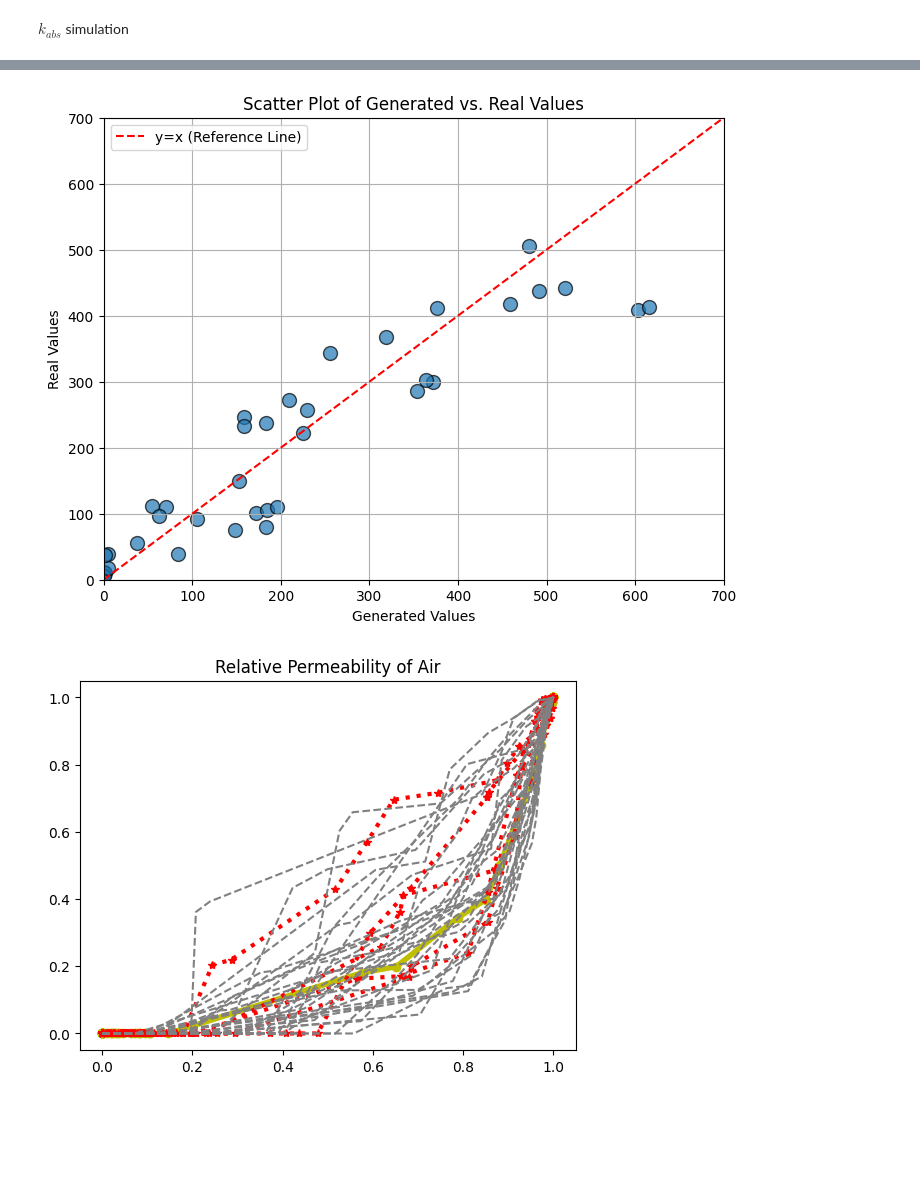
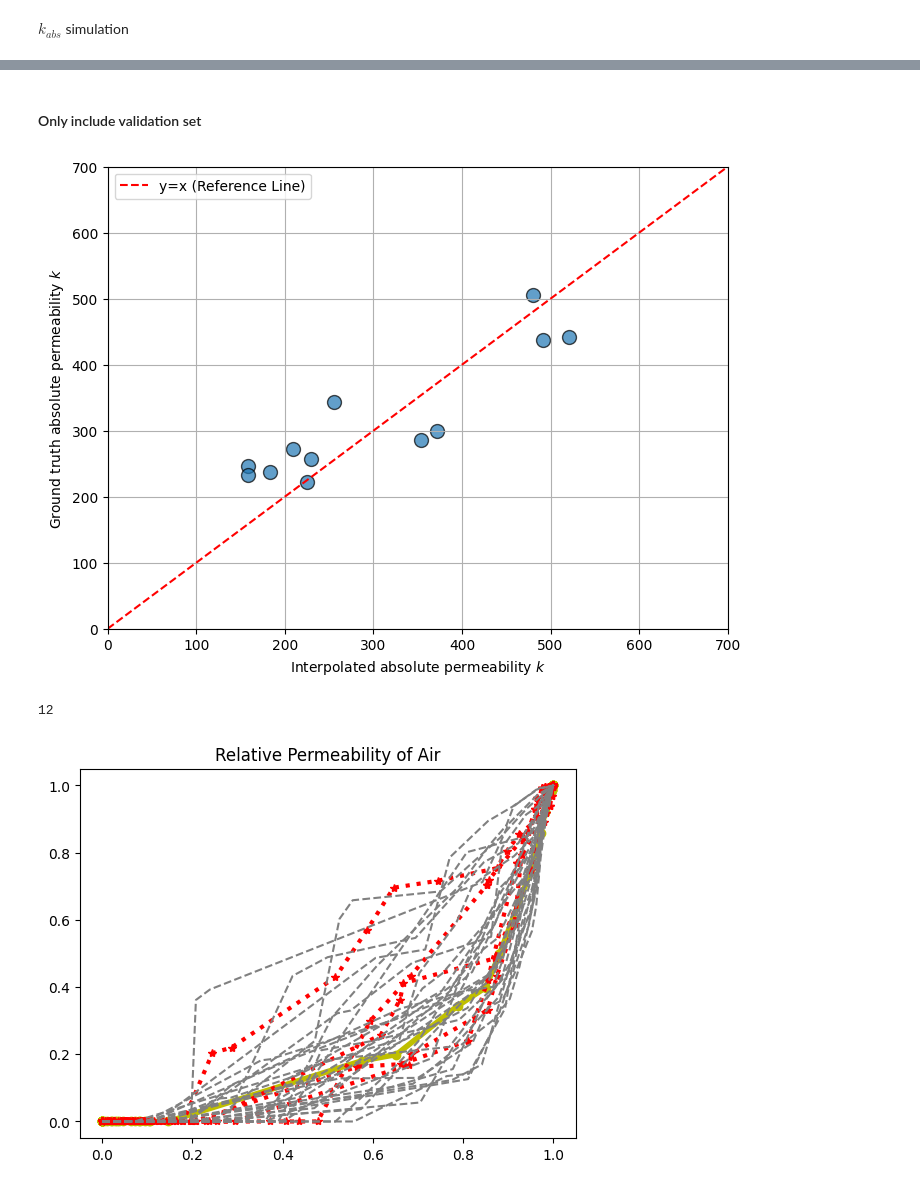
Before and after one commit to ZihanRen/poretransformer, a Jupyter notebook: lpu3dnet/post_process/analyze_phys_single.ipynb, the cells around one changed output, grey strips where cells are left out. Cells and saved outputs as stored; diff of their text form; code cells hidden in the pictures; blank space fills up the shorter version.

```diff
--- a/lpu3dnet/post_process/analyze_phys_single.ipynb
+++ b/lpu3dnet/post_process/analyze_phys_single.ipynb
@@ -10,7 +10,7 @@ import pandas as pd
 
 root_dir = 'db'
 # %%
-ct_idx = 1
+ct_idx = 0
 vol_dim = 9
 with open(f'{root_dir}/sample_{ct_idx}/phys_results_{vol_dim}.pickle', 'rb') as file:
     # Deserialize the data from the file and assign it to a variable
@@ -173,0 +270,24 @@ $k_{abs}$ simulation
+# %%
+k_max = 700
+plt.figure(figsize=(8, 6))  # Increase figure size
+
+# Increase marker size and add edge color for better visibility
+plt.scatter(k_gen_list, k_real_list, s=100, edgecolor='black', alpha=0.7,label='CT idx 2-5')
+plt.scatter(k_gen_list_val, k_real_list_val, s=100, edgecolor='black', alpha=0.7,label='CT idx 0-1')
+
+plt.plot([0, k_max], [0, k_max], linestyle='--', color='red', label='y=x (Reference Line)')
+
+plt.xlim([0, k_max])
+plt.ylim([0, k_max])
+plt.xlabel('Interpolated absolute permeability $k$')
+plt.ylabel('Ground truth absolute permeability $k$')
+plt.legend()
+plt.grid(True)  # Optional: add grid lines for better readability
+plt.show()
+
+
+def calculate_mae(y_true, y_pred):
+    return np.mean(np.abs(np.array(y_true) - np.array(y_pred)))
+
+print(calculate_mae(k_real_list, k_gen_list))
+print(calculate_mae(k_real_list_val, k_gen_list_val))
@@ -174,9 +298,11 @@ $k_{abs}$ simulation
+# %% [markdown]
+#### Only include validation set
 # %%
 k_real_list = []
 k_gen_list = []
 vol_dim = 6
 
-for ct_idx in range(6):
+for ct_idx in [0,1]:
     with open(f'{root_dir}/sample_{ct_idx}/phys_results_{vol_dim}.pickle', 'rb') as file:
         # Deserialize the data from the file and assign it to a variable
         sim_results = pickle.load(file)
@@ -194,21 +320,31 @@ for ct_idx in range(6):
 # %%
 k_max = 700
 plt.figure(figsize=(8, 6))  # Increase figure size
 
 # Increase marker size and add edge color for better visibility
 plt.scatter(k_gen_list, k_real_list, s=100, edgecolor='black', alpha=0.7)
 plt.plot([0, k_max], [0, k_max], linestyle='--', color='red', label='y=x (Reference Line)')
 
 plt.xlim([0, k_max])
 plt.ylim([0, k_max])
-plt.xlabel('Generated Values')
-plt.ylabel('Real Values')
-plt.title('Scatter Plot of Generated vs. Real Values')
+plt.xlabel('Interpolated absolute permeability $k$')
+plt.ylabel('Ground truth absolute permeability $k$')
 plt.legend()
 plt.grid(True)  # Optional: add grid lines for better readability
 plt.show()
+
+
+# calculate the mean absolute error between the generated and real values
+def calculate_mae(y_true, y_pred):
+    return np.mean(np.abs(np.array(y_true) - np.array(y_pred)))
+
+calculate_mae(k_real_list, k_gen_list)
+
+
+print(len(k_real_list))
 # %% [output]
-[figure, old version]
+[figure, new version]
+12
 # %%
 def plot_figure_air(kr_results_real, kr_results_pred, sim_results):
     f = plt.figure()
```
Also changed, not shown: parts of 10 cells of this notebook, 9 other files.
